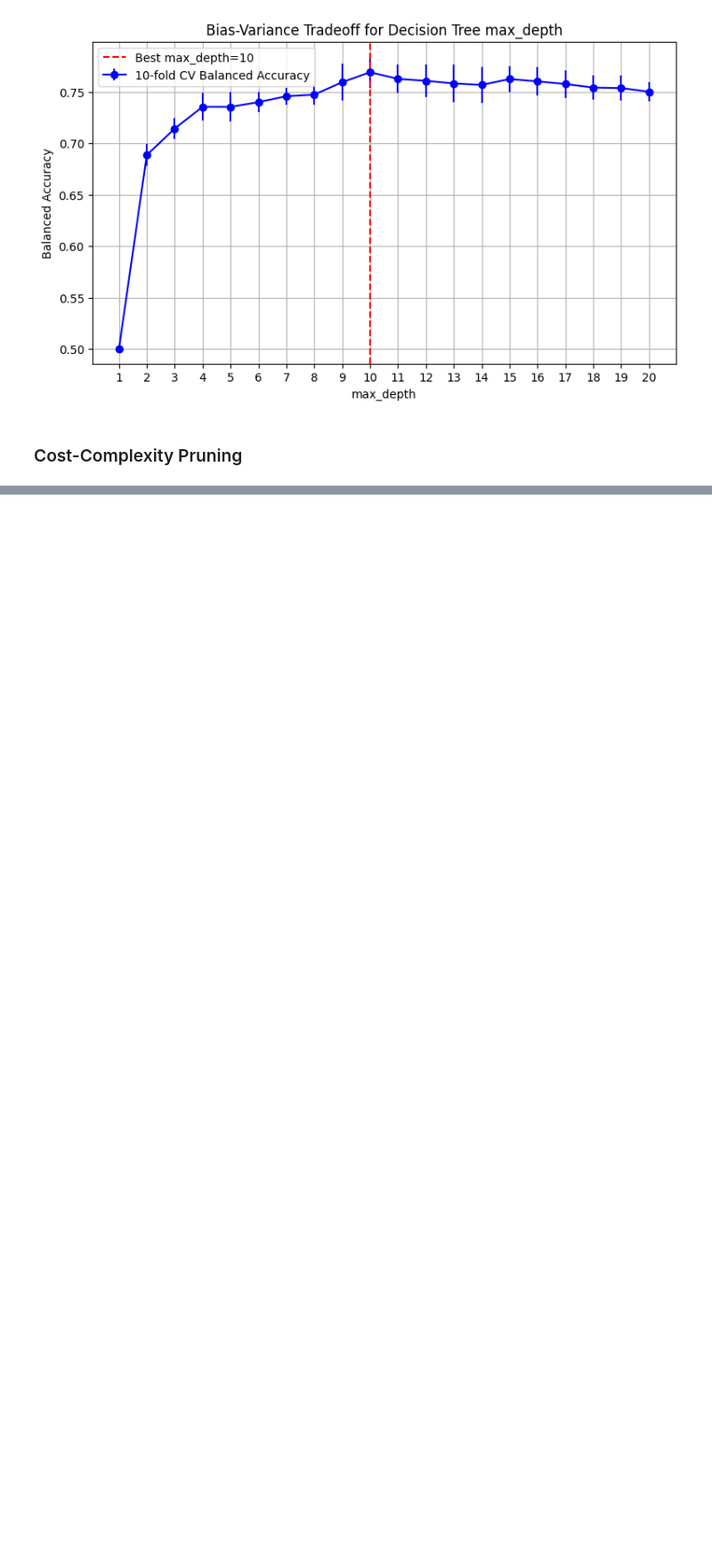
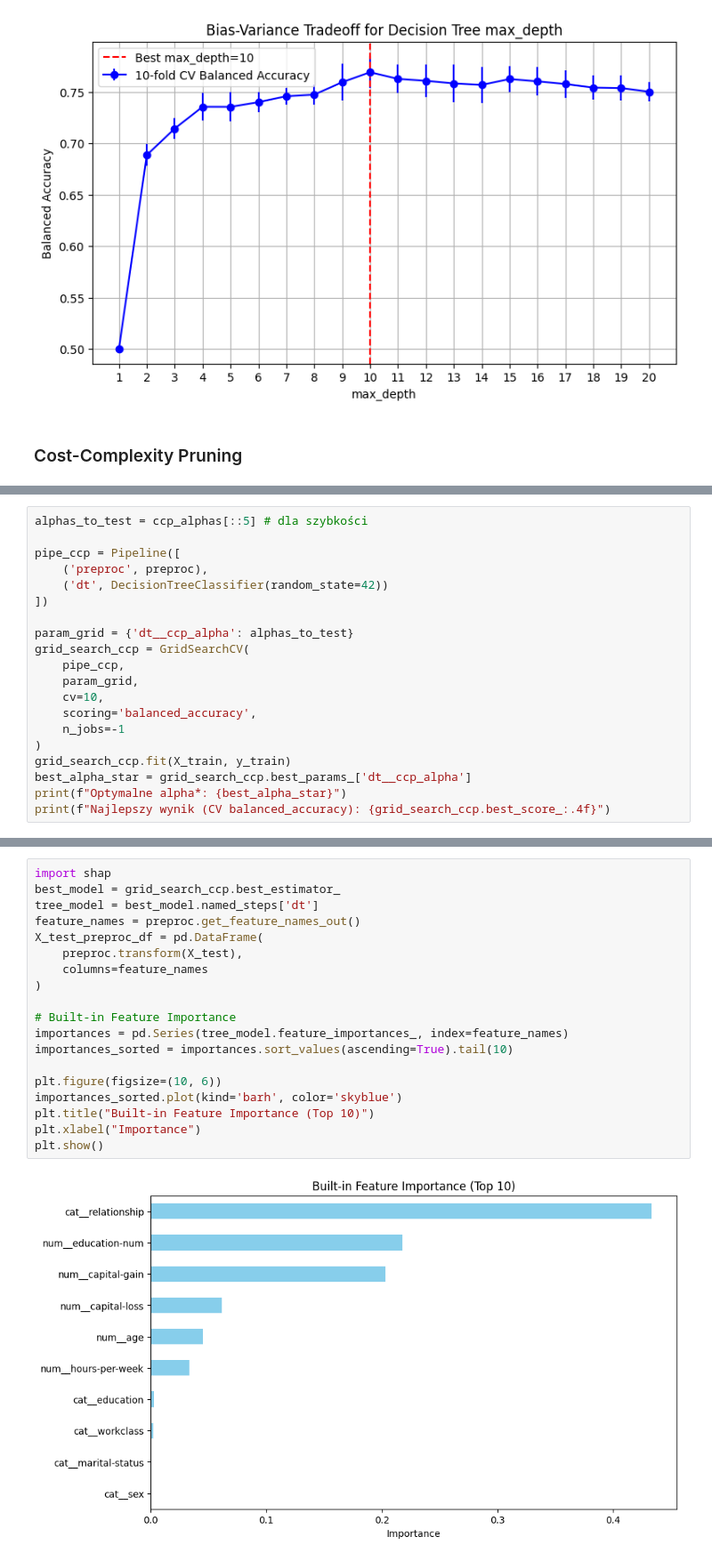
Before and after one commit to kingaorlowicz/Data_Mining_agh, a Jupyter notebook: lab2/DT_RF.ipynb, the cells around one changed output, grey strips where cells are left out. Shown at 89% size. Drawn from its saved outputs; the diff is of its cells as text; blank space fills up the shorter version.

```diff
--- a/lab2/DT_RF.ipynb
+++ b/lab2/DT_RF.ipynb
@@ -239,0 +249,20 @@ NameError: name 'X_train_preproc' is not defined
+# %%
+alphas_to_test = ccp_alphas[::5] # dla szybkości
+
+pipe_ccp = Pipeline([
+    ('preproc', preproc),
+    ('dt', DecisionTreeClassifier(random_state=42))
+])
+
+param_grid = {'dt__ccp_alpha': alphas_to_test}
+grid_search_ccp = GridSearchCV(
+    pipe_ccp,
+    param_grid,
+    cv=10,
+    scoring='balanced_accuracy',
+    n_jobs=-1
+)
+grid_search_ccp.fit(X_train, y_train)
+best_alpha_star = grid_search_ccp.best_params_['dt__ccp_alpha']
+print(f"Optymalne alpha*: {best_alpha_star}")
+print(f"Najlepszy wynik (CV balanced_accuracy): {grid_search_ccp.best_score_:.4f}")
@@ -239,0 +388,21 @@ NameError: name 'X_train_preproc' is not defined
+# %%
+import shap
+best_model = grid_search_ccp.best_estimator_
+tree_model = best_model.named_steps['dt']
+feature_names = preproc.get_feature_names_out()
+X_test_preproc_df = pd.DataFrame(
+    preproc.transform(X_test),
+    columns=feature_names
+)
+
+# Built-in Feature Importance
+importances = pd.Series(tree_model.feature_importances_, index=feature_names)
+importances_sorted = importances.sort_values(ascending=True).tail(10)
+
+plt.figure(figsize=(10, 6))
+importances_sorted.plot(kind='barh', color='skyblue')
+plt.title("Built-in Feature Importance (Top 10)")
+plt.xlabel("Importance")
+plt.show()
+# %% [output]
+[figure, added]
```
Also changed, not shown: parts of 23 cells of this notebook.
